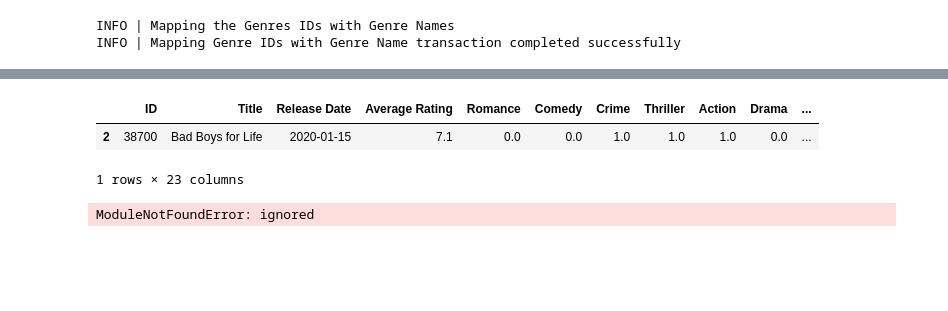
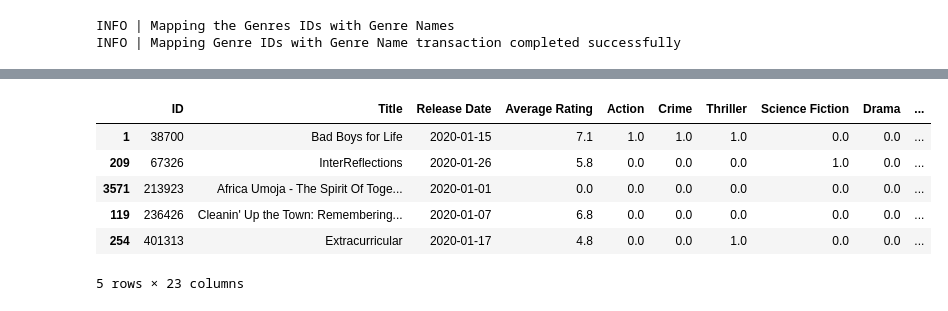
Before and after one commit to dmarshACSIT/SENG8080-23F-Sec-1, a Jupyter notebook: Project Team 8/ingestion/The movie Dataset.ipynb, the cells around one changed output, grey strips where cells are left out. Cells and saved outputs as stored; diff of their text form; code cells hidden in the pictures; blank space fills up the shorter version.

Commit message:
dynamic data added

```diff
--- a/Project Team 8/ingestion/The movie Dataset.ipynb
+++ b/Project Team 8/ingestion/The movie Dataset.ipynb
@@ -271,39 +271,12 @@ columns_to_drop = ['Production Companies', 'Languages','Runtime (minutes)', 'Ove
 # Drop the specified columns
 movie_df = movie_df.drop(columns_to_drop, axis=1)
 # %%
-movie_df.head(1)
+movie_df.head(5)
 # %% [output]
-|  | ID | Title | Release Date | Average Rating | Romance | Comedy | Crime | Thriller | Action | Drama | ... |
-| 2 | 38700 | Bad Boys for Life | 2020-01-15 | 7.1 | 0.0 | 0.0 | 1.0 | 1.0 | 1.0 | 0.0 | ... |
+|  | ID | Title | Release Date | Average Rating | Action | Crime | Thriller | Science Fiction | Drama | ... |
+| 1 | 38700 | Bad Boys for Life | 2020-01-15 | 7.1 | 1.0 | 1.0 | 1.0 | 0.0 | 0.0 | ... |
+| 209 | 67326 | InterReflections | 2020-01-26 | 5.8 | 0.0 | 0.0 | 0.0 | 1.0 | 0.0 | ... |
+| 3571 | 213923 | Africa Umoja - The Spirit Of Toge... | 2020-01-01 | 0.0 | 0.0 | 0.0 | 0.0 | 0.0 | 0.0 | ... |
+| 119 | 236426 | Cleanin' Up the Town: Remembering... | 2020-01-07 | 6.8 | 0.0 | 0.0 | 0.0 | 0.0 | 0.0 | ... |
+| 254 | 401313 | Extracurricular | 2020-01-17 | 4.8 | 0.0 | 0.0 | 1.0 | 0.0 | 0.0 | ... |
-1 rows × 23 columns
+5 rows × 23 columns
-# %%
-import pandas as pd
-from sqlalchemy import create_engine
-import datetime
-
-# Initialize the database connection
-db_url = "mysql://username:password@localhost/database"
-engine = create_engine(db_url)
-
-# Define a function to insert data into the database
-def insert_data():
-    current_day = datetime.datetime.now().weekday()
-
-    # Check if today is Friday (4) to ensure insertion only on Fridays
-    if current_day == 4:
-        for index, row in movie_df.iterrows():
-            movie_id = row["ID"]
-            # Check if the movie ID is already in the database
-            query = f"SELECT * FROM movies WHERE id = {movie_id}"
-            result = engine.execute(query)
-
-            if not result.fetchall():
-                # Insert the data into the database
-                insert_query = f"INSERT INTO movies (id, title) VALUES ({movie_id}, '{row['Title']}')"
-                engine.execute(insert_query)
-                print(f"Inserted: {row['Title']} (ID: {movie_id})")
-
-# Run the data insertion function
-insert_data()
-# %% [output]
-ModuleNotFoundError: ignored
```
Also changed, not shown: parts of 9 cells of this notebook, 4 other files.
